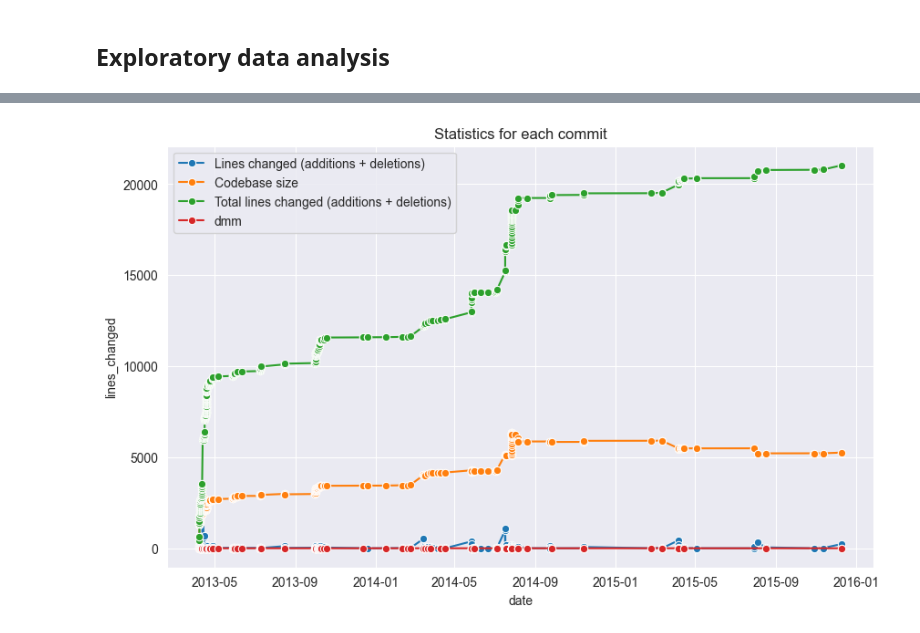
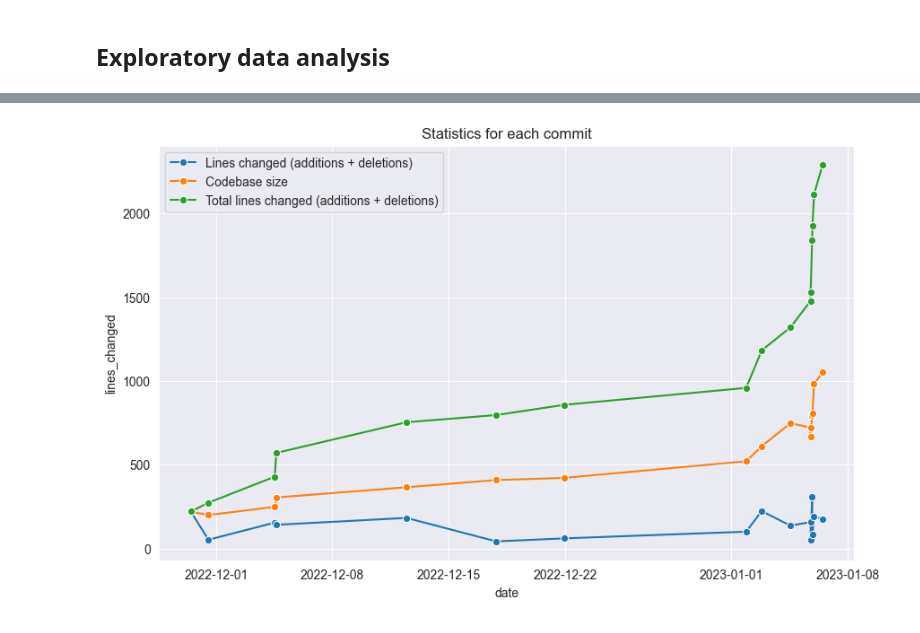
Before and after one commit to qwerltaz/metric-dynamics, a Jupyter notebook: eda.ipynb, the cells around one changed output, grey strips where cells are left out. Drawn from its saved outputs; the diff is of its cells as text; code cells hidden in the pictures.

Commit message:
adjust data dir structure

```diff
--- a/eda.ipynb
+++ b/eda.ipynb
@@ -5,7 +5,7 @@ import pandas as pd
 import matplotlib.pyplot as plt
 import seaborn as sns
 # %%
-commit_metrics_df = pd.read_csv("data/commit_metrics_python-nvd3.csv")
+commit_metrics_df = pd.read_csv("data/results/tiny/ml_proj2022.csv", index_col=0)
 
 commit_metrics_df['date'] = pd.to_datetime(commit_metrics_df['date'], utc=True)
 # %%
@@ -20,10 +21,14 @@ commit_metrics_df.head()
 # %%
 plt.figure(figsize=(10, 6))
-commit_metrics_until_stagnant = commit_metrics_df[commit_metrics_df['date'] < pd.Timestamp(2017, 1, 1, 12).tz_localize('Europe/Stockholm')]
+
+# Filter commits by date for partially stagnant repos.
+# commit_metrics_until_stagnant = commit_metrics_df[commit_metrics_df['date'] < pd.Timestamp(2017, 1, 1, 12).tz_localize('Europe/Stockholm')]
+commit_metrics_until_stagnant = commit_metrics_df
+
 sns.lineplot(data=commit_metrics_until_stagnant, x='date', y='lines_changed', marker='o', label='Lines changed (additions + deletions)')
 sns.lineplot(data=commit_metrics_until_stagnant, x='date', y='codebase_size', marker='o', label='Codebase size')
 sns.lineplot(data=commit_metrics_until_stagnant, x='date', y='total_lines_changed', marker='o', label='Total lines changed (additions + deletions)')
 plt.legend()
 plt.title("Statistics for each commit");
 # %% [output]
-[figure, old version]
+[figure, new version]
```
Also changed, not shown: parts of 1 cell of this notebook, 2 other files.
